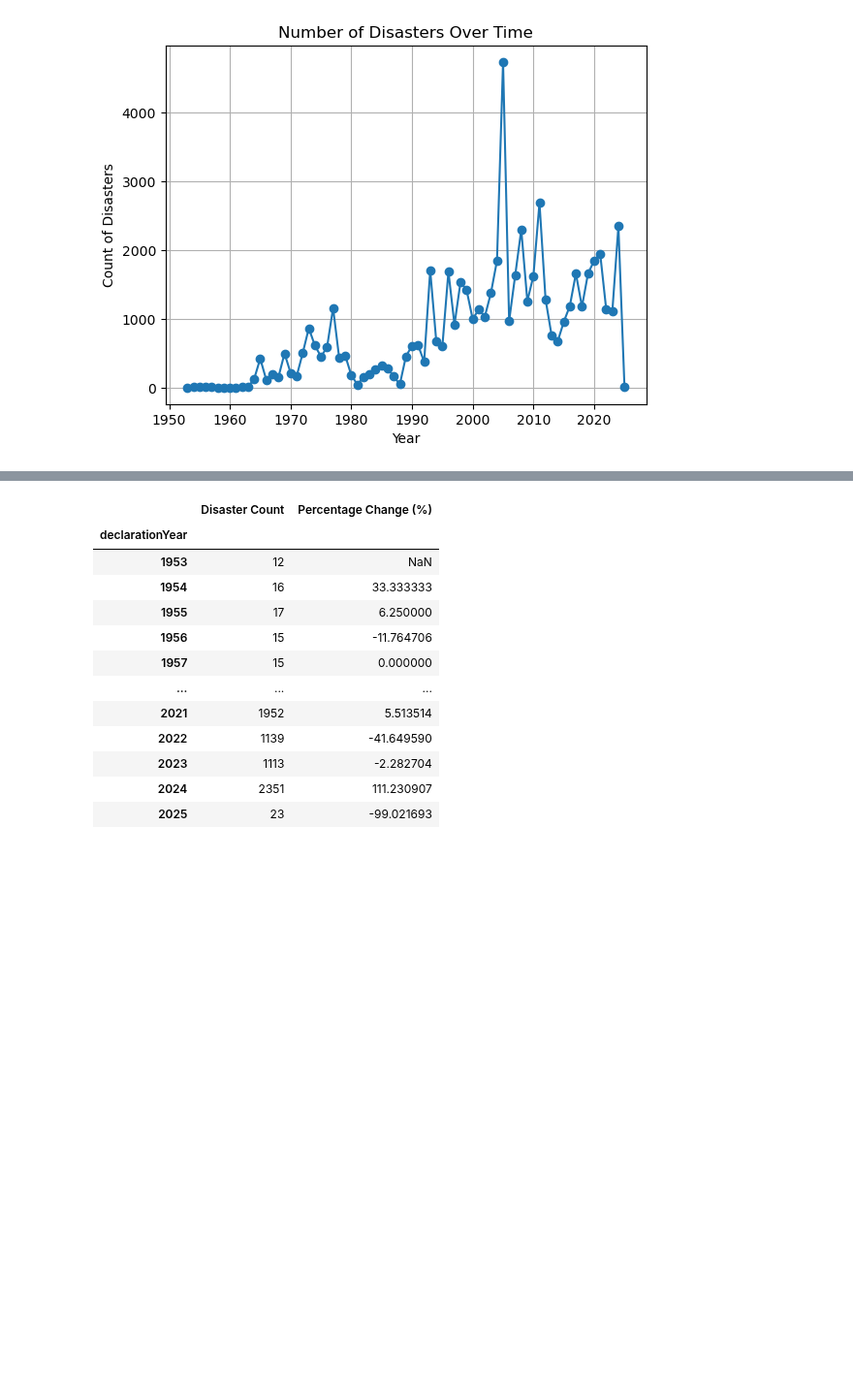
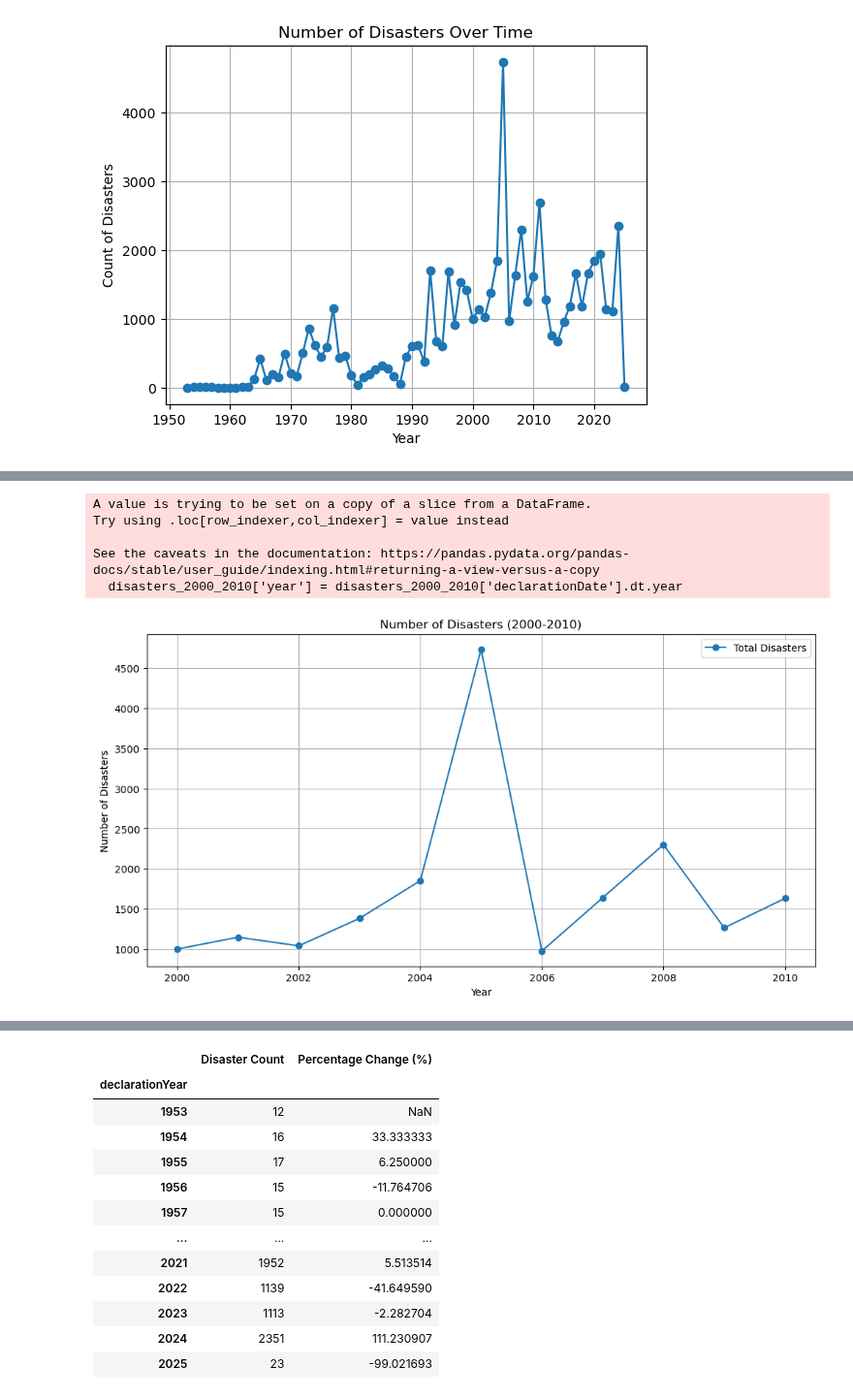
Before and after one commit to Neelka96/HavocMapper, a Jupyter notebook: data_pipeline.ipynb, the cells around one changed output, grey strips where cells are left out. Shown at 97% size. Drawn from its saved outputs; the diff is of its cells as text; code cells hidden in the pictures; blank space fills up the shorter version.

```diff
--- a/data_pipeline.ipynb
+++ b/data_pipeline.ipynb
@@ -498,3 +498,12 @@ plt.grid()
 plt.show()
 # %% [output]
 [figure]
+# %%
+# Filter disasters between 2000 and 2010
+fema_disasters['declarationDate'] = pd.to_datetime(fema_disasters['declarationDate'])
+disasters_2000_2010 = fema_disasters[
+    (fema_disasters['declarationDate'] >= '2000-01-01') & (fema_disasters['declarationDate'] <= '2010-12-31')
+]
+
+# Display the filtered dataset
+disasters_2000_2010[['incidentType', 'state', 'declarationDate']]
@@ -500,0 +524,25 @@ plt.show()
+# %%
+# Extract year from declarationDate
+disasters_2000_2010['year'] = disasters_2000_2010['declarationDate'].dt.year
+
+# Count disasters by year
+yearly_disasters = disasters_2000_2010['year'].value_counts().sort_index()
+
+# Plot the results
+import matplotlib.pyplot as plt
+
+plt.figure(figsize=(12, 6))
+plt.plot(yearly_disasters.index, yearly_disasters.values, marker='o', linestyle='-', label="Total Disasters")
+plt.title("Number of Disasters (2000-2010)")
+plt.xlabel("Year")
+plt.ylabel("Number of Disasters")
+plt.grid()
+plt.legend()
+plt.show()
+# %% [output]
+A value is trying to be set on a copy of a slice from a DataFrame.
+Try using .loc[row_indexer,col_indexer] = value instead
+
+See the caveats in the documentation: https://pandas.pydata.org/pandas-docs/stable/user_guide/indexing.html#returning-a-view-versus-a-copy
+  disasters_2000_2010['year'] = disasters_2000_2010['declarationDate'].dt.year
+[figure, added]
```
Also changed, not shown: parts of 11 cells of this notebook.
